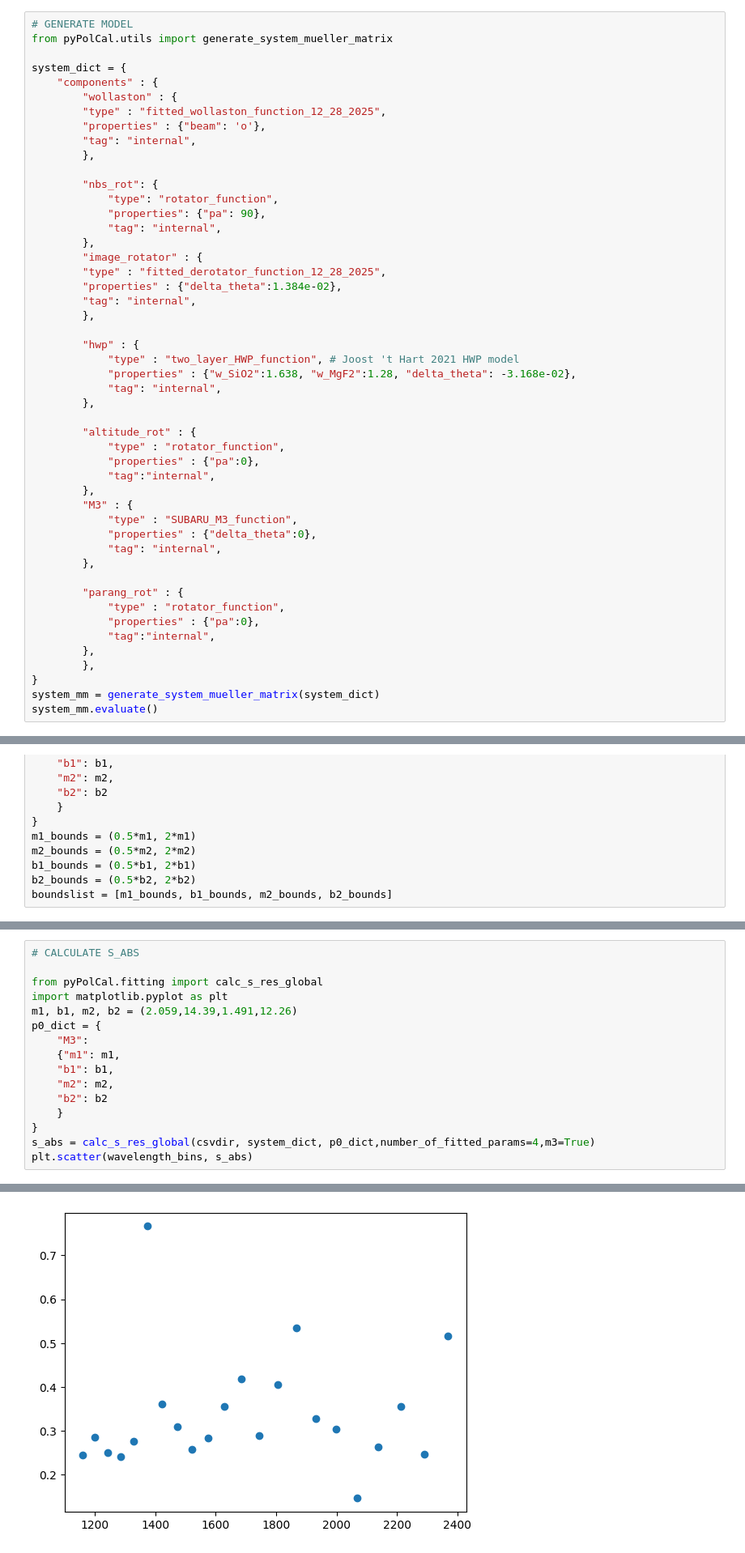
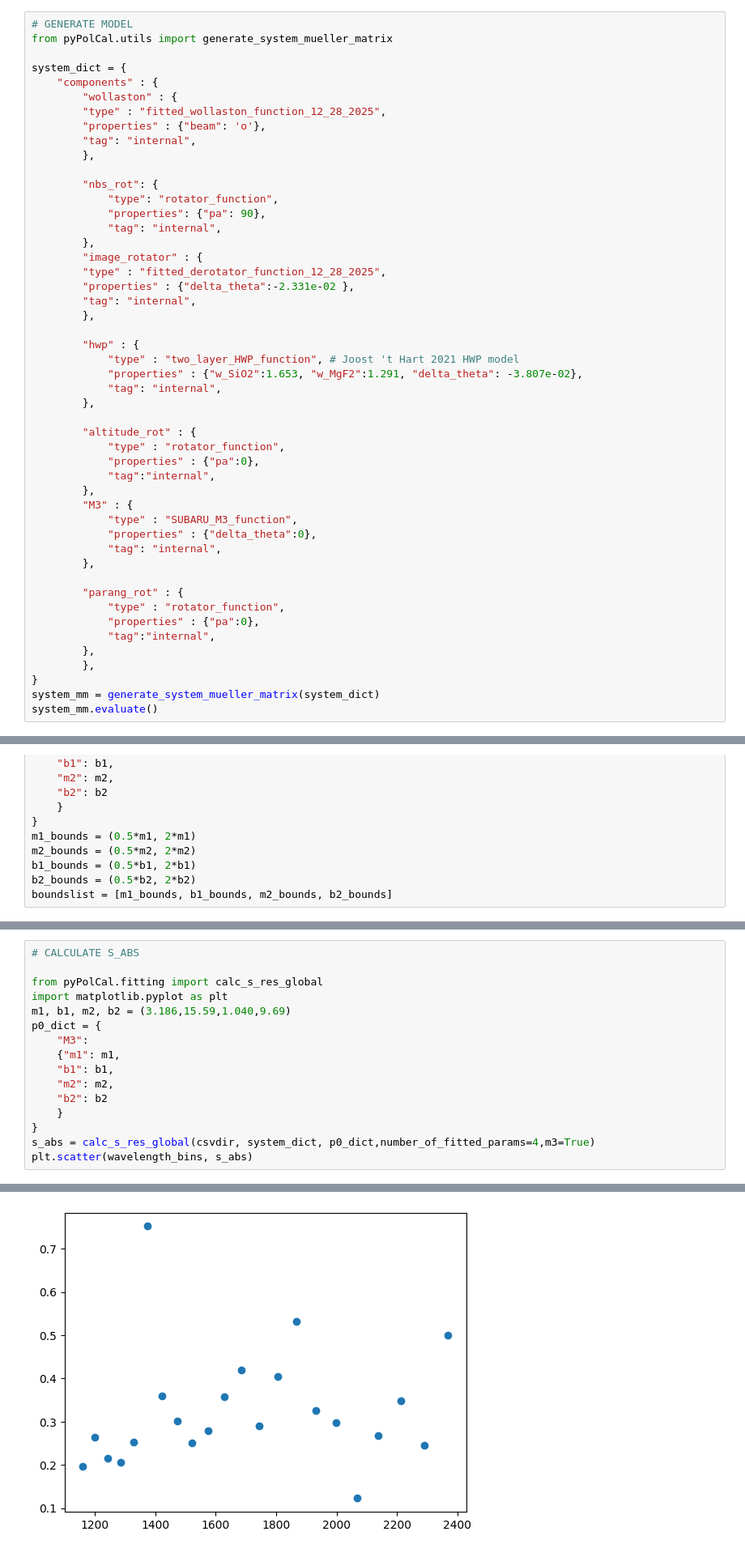
Before and after one commit to UCSB-Exoplanet-Polarimetry-Lab/pyPolCal, a Jupyter notebook: pyPolCal/tutorial_notebooks/CHARIS_fitting_tutorial/5_fit_on_sky_data_globally.ipynb, the cells around one changed output, grey strips where cells are left out. Shown at 81% size. Drawn from its saved outputs; the diff is of its cells as text.

```diff
--- a/pyPolCal/tutorial_notebooks/CHARIS_fitting_tutorial/5_fit_on_sky_data_globally.ipynb
+++ b/pyPolCal/tutorial_notebooks/CHARIS_fitting_tutorial/5_fit_on_sky_data_globally.ipynb
@@ -76,13 +76,13 @@ system_dict = {
         },
         "image_rotator" : {
         "type" : "fitted_derotator_function_12_28_2025",
-        "properties" : {"delta_theta":1.384e-02},
+        "properties" : {"delta_theta":-2.331e-02 },
         "tag": "internal",
         },
 
         "hwp" : {
             "type" : "two_layer_HWP_function", # Joost 't Hart 2021 HWP model
-            "properties" : {"w_SiO2":1.638, "w_MgF2":1.28, "delta_theta": -3.168e-02},
+            "properties" : {"w_SiO2":1.653, "w_MgF2":1.291, "delta_theta": -3.807e-02},
             "tag": "internal",
         },
 
@@ -187,22 +169,22 @@ plt.legend()
 # %%
 # CALCULATE S_ABS
 
 from pyPolCal.fitting import calc_s_res_global
 import matplotlib.pyplot as plt
-m1, b1, m2, b2 = (2.059,14.39,1.491,12.26)
+m1, b1, m2, b2 = (3.186,15.59,1.040,9.69)
 p0_dict = {
     "M3":
     {"m1": m1,
     "b1": b1,
     "m2": m2,
     "b2": b2
     }
 }
 s_abs = calc_s_res_global(csvdir, system_dict, p0_dict,number_of_fitted_params=4,m3=True)
 plt.scatter(wavelength_bins, s_abs)
 # %% [output]
 <matplotlib.collections.PathCollection at 0x...>
-[figure, old version]
+[figure, new version]
 # %%
 with open('s_abs.txt','w') as f:
     for sa in s_abs:
```
Also changed, not shown: parts of 4 cells of this notebook, 6 other files.
